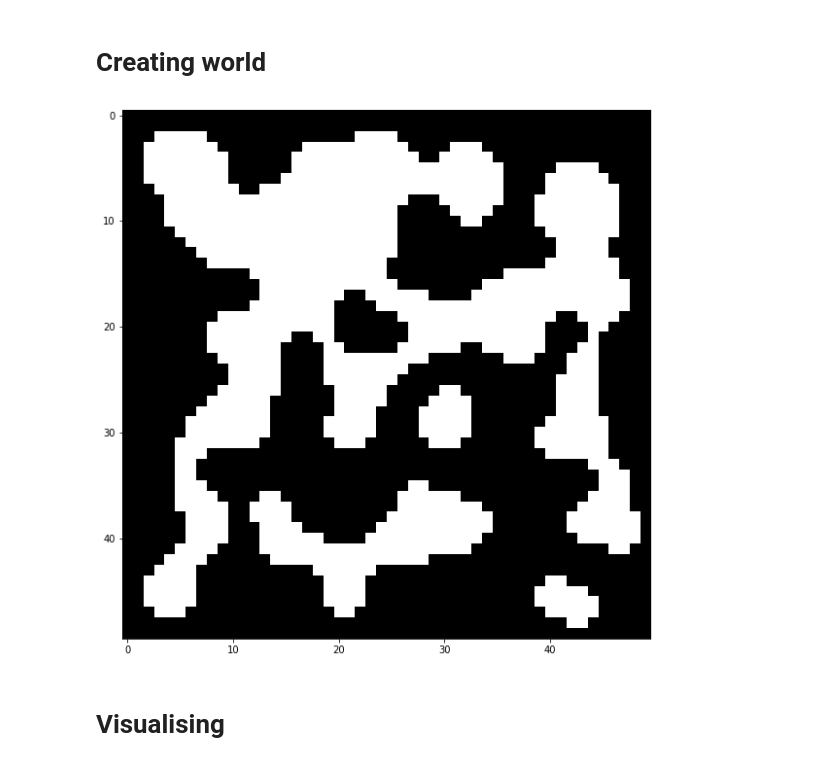
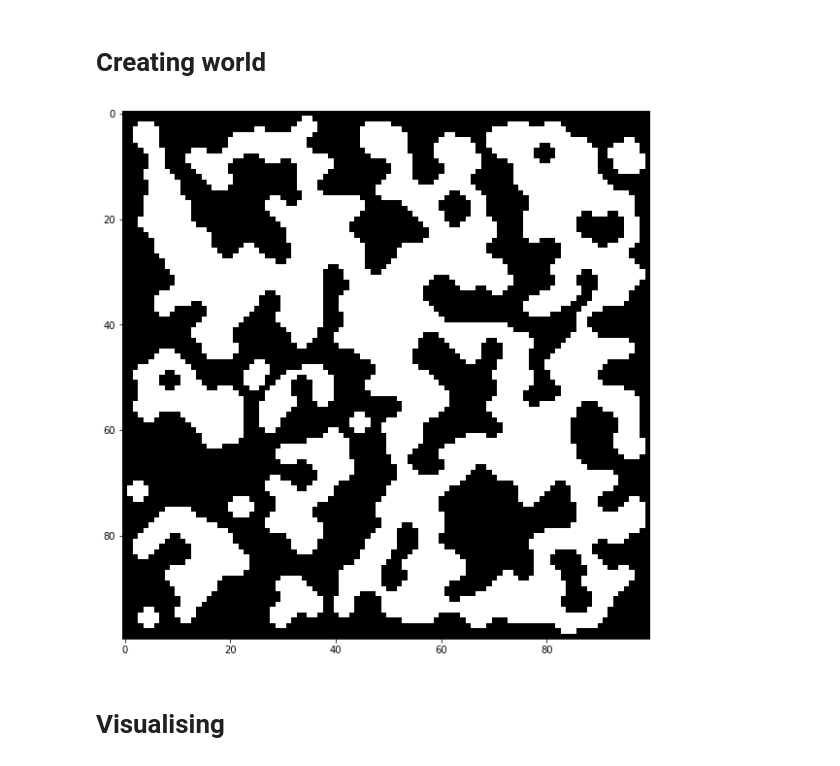
Before and after one commit to RichardDev01/Procedural-Dungeon-Generation-Cellular-Automata, a Jupyter notebook: notebook/testing notebook.ipynb, the cells around one changed output. Drawn from its saved outputs; the diff is of its cells as text; code cells hidden in the pictures.

```diff
--- a/notebook/testing notebook.ipynb
+++ b/notebook/testing notebook.ipynb
@@ -61,25 +61,25 @@ def update_world(world, step, birth_thresh, survival_thresh):
     return world,calculate_alive
 # %%
 thresh = 0.5
-world = create_world(50,50)
+world = create_world(100,100)
 world = init_world(world,thresh)
 # calculate_value = calculate_surrounding_pos(world)
 
 # world = update_world(world, calculate_value, step = 30, birth_thresh= 5, survival_thresh =4)
 # calculate_value = calculate_surrounding_pos(world)
 # plt.imshow(world)
 # plt.show()
 
 # plt.figure(figsize=(10, 10))
 # plt.imshow(world,cmap='binary')
 # plt.show()
 
 world, calculate_alive = update_world(world, step = 25, birth_thresh= 4, survival_thresh =5)
 plt.figure(figsize=(10, 10))
 plt.imshow(world,cmap='binary')
 plt.show()
 # %% [output]
-[figure, old version]
+[figure, new version]
 # %% [markdown]
 # Visualising
 # %%
```
Also changed, not shown: parts of 9 cells of this notebook, 4 other files.
